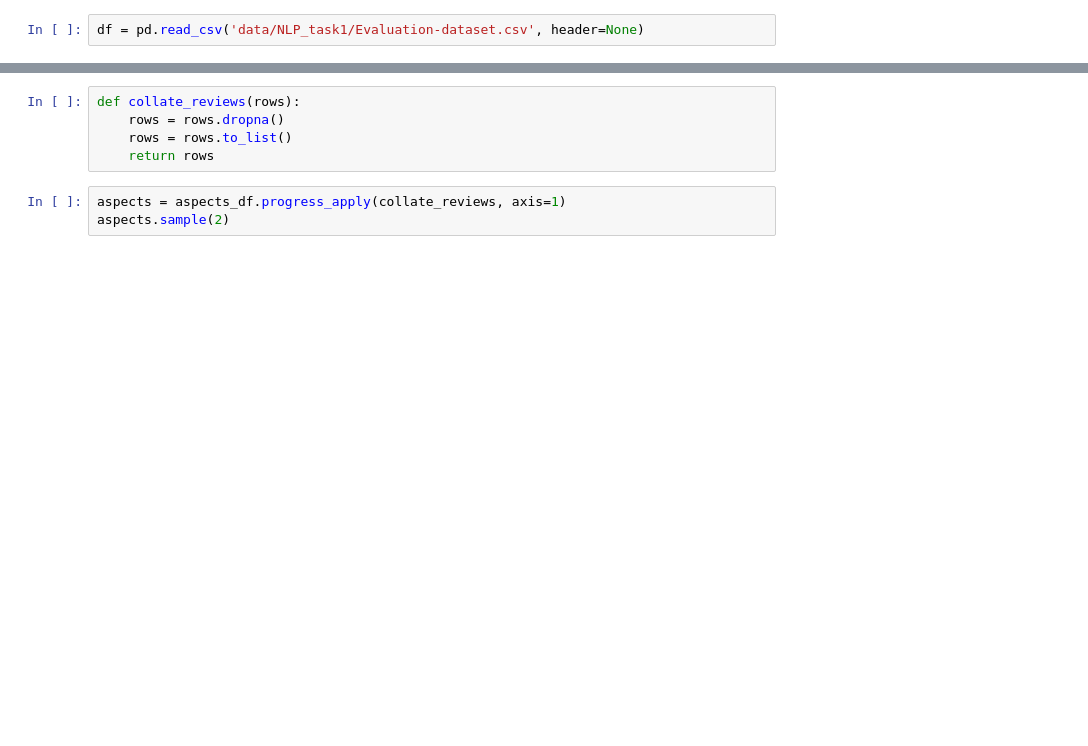
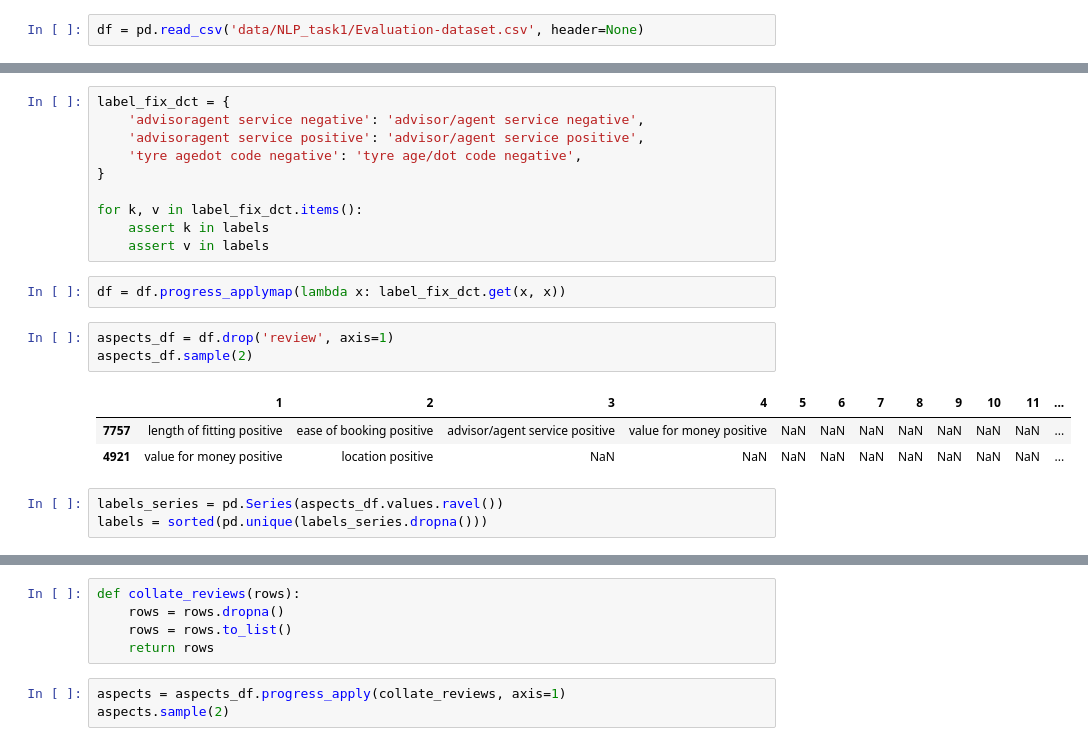
Before and after one commit to shivdhar/neuriot, a Jupyter notebook: 00_eda.ipynb, the cells around one changed output, grey strips where cells are left out. Cells and saved outputs as stored; diff of their text form; blank space fills up the shorter version.

```diff
--- a/00_eda.ipynb
+++ b/00_eda.ipynb
@@ -60,0 +66,22 @@ Name: review, Length: 10132, dtype: int64
+# %%
+label_fix_dct = {
+    'advisoragent service negative': 'advisor/agent service negative',
+    'advisoragent service positive': 'advisor/agent service positive',
+    'tyre agedot code negative': 'tyre age/dot code negative',
+}
+
+for k, v in label_fix_dct.items():
+    assert k in labels
+    assert v in labels
+# %%
+df = df.progress_applymap(lambda x: label_fix_dct.get(x, x))
+# %%
+aspects_df = df.drop('review', axis=1)
+aspects_df.sample(2)
+# %% [output]
+|  | 1 | 2 | 3 | 4 | 5 | 6 | 7 | 8 | 9 | 10 | 11 | ... |
+| 7757 | length of fitting positive | ease of booking positive | advisor/agent service positive | value for money positive | NaN | NaN | NaN | NaN | NaN | NaN | NaN | ... |
+| 4921 | value for money positive | location positive | NaN | NaN | NaN | NaN | NaN | NaN | NaN | NaN | NaN | ... |
+# %%
+labels_series = pd.Series(aspects_df.values.ravel())
+labels = sorted(pd.unique(labels_series.dropna()))
```
Also changed, not shown: parts of 49 cells of this notebook.
